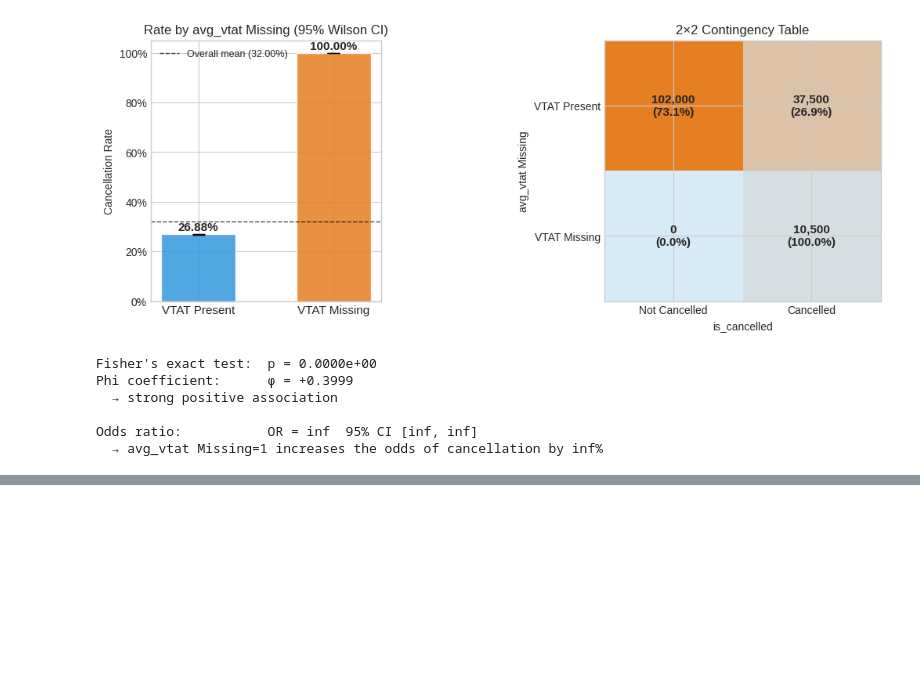
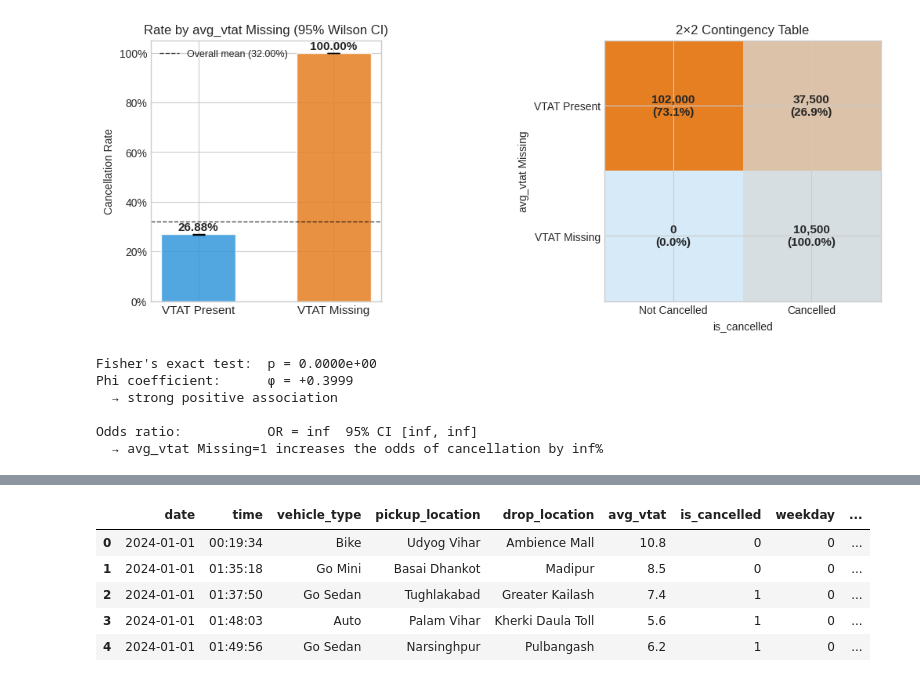
Before and after one commit to amaldu/uber-ride-cancellation-prediction, a Jupyter notebook: uber-analysis/notebooks/05_bivar_eda.ipynb, the cells around one changed output, grey strips where cells are left out. Drawn from its saved outputs; the diff is of its cells as text; code cells hidden in the pictures; blank space fills up the shorter version.

```diff
--- a/uber-analysis/notebooks/05_bivar_eda.ipynb
+++ b/uber-analysis/notebooks/05_bivar_eda.ipynb
@@ -866,0 +875,9 @@ The missingness is spread almost perfectly evenly across every feature. The only
+# %%
+df.head()
+# %% [output]
+|  | date | time | vehicle_type | pickup_location | drop_location | avg_vtat | is_cancelled | weekday | ... |
+| 0 | 2024-01-01 | 00:19:34 | Bike | Udyog Vihar | Ambience Mall | 10.8 | 0 | 0 | ... |
+| 1 | 2024-01-01 | 01:35:18 | Go Mini | Basai Dhankot | Madipur | 8.5 | 0 | 0 | ... |
+| 2 | 2024-01-01 | 01:37:50 | Go Sedan | Tughlakabad | Greater Kailash | 7.4 | 1 | 0 | ... |
+| 3 | 2024-01-01 | 01:48:03 | Auto | Palam Vihar | Kherki Daula Toll | 5.6 | 1 | 0 | ... |
+| 4 | 2024-01-01 | 01:49:56 | Go Sedan | Narsinghpur | Pulbangash | 6.2 | 1 | 0 | ... |
```
Also changed, not shown: parts of 4 cells of this notebook, 1 other file.
